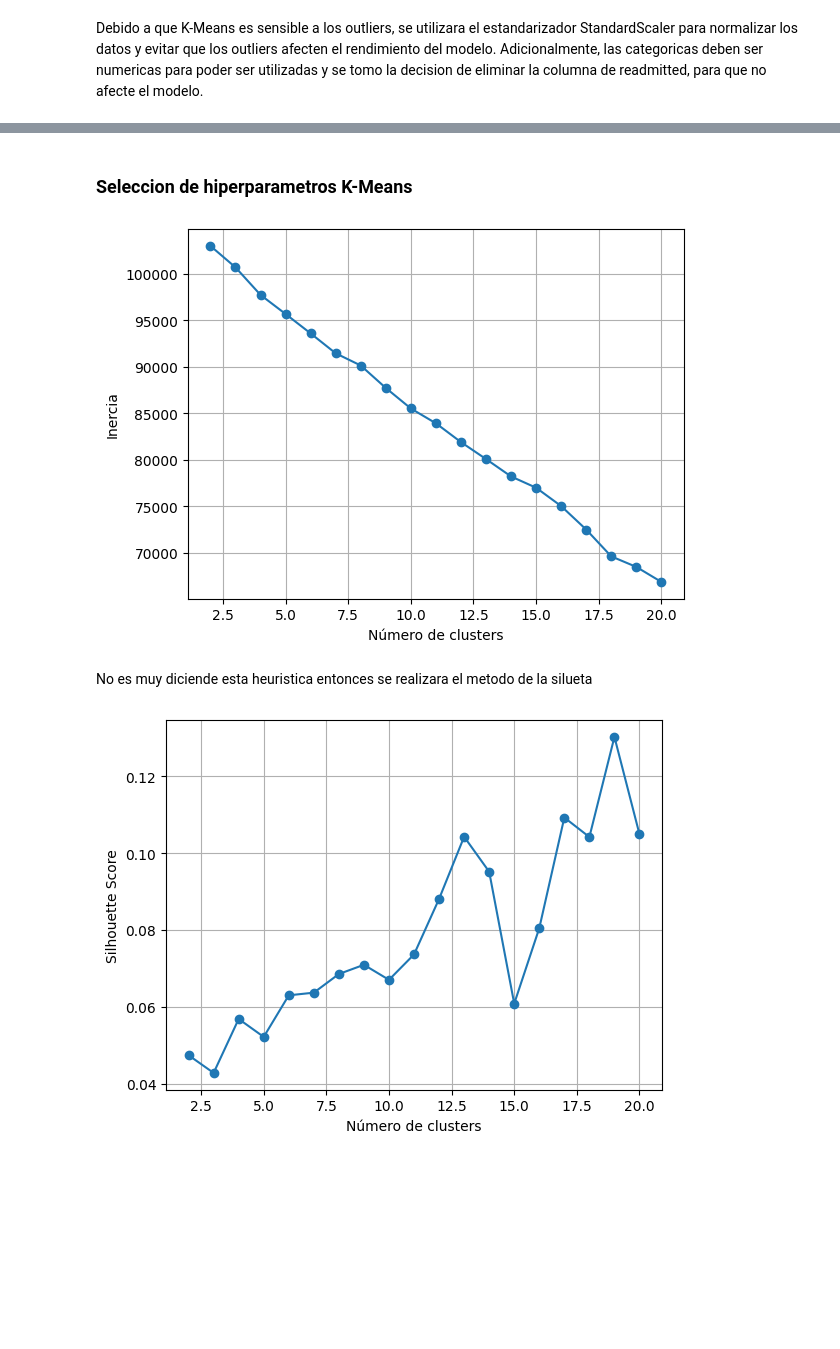
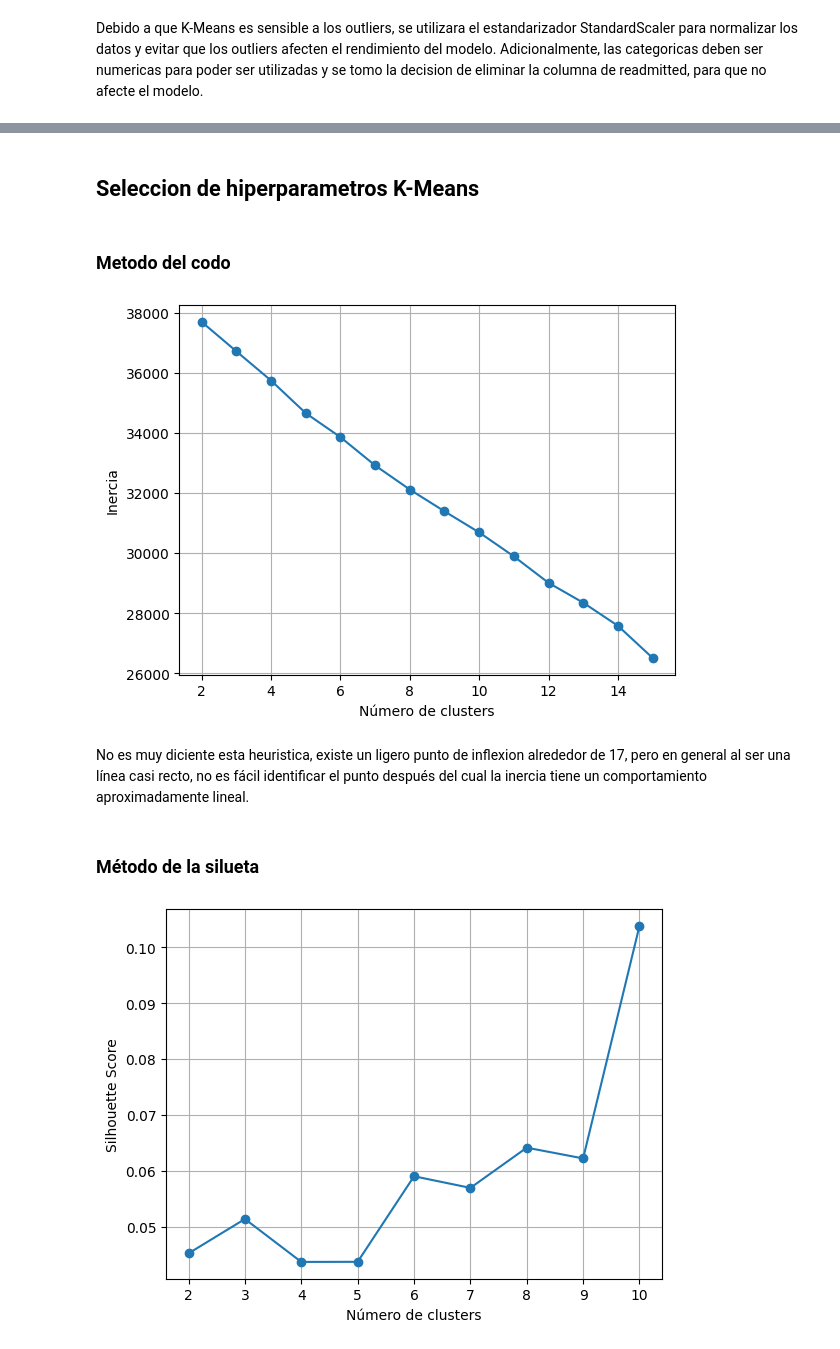
Before and after one commit to NataliaVillegasC/Simulacro-parcial1, a Jupyter notebook: SimulacroNatalia.ipynb, the cells around one changed output, grey strips where cells are left out. Cells and saved outputs as stored; diff of their text form; code cells hidden in the pictures; blank space fills up the shorter version.

```diff
--- a/SimulacroNatalia.ipynb
+++ b/SimulacroNatalia.ipynb
@@ -333,3 +367,7 @@ pd.DataFrame({'Valores de Race': atributosCategoricos.index, 'Conteo': atributos
 | 2 | Other | 97 | 4.911392 |
 | 3 | Hispanic | 36 | 1.822785 |
 | 4 | Asian | 12 | 0.607595 |
+# %%
+df_modified = df_modified.drop(df_modified[df_modified['readmitted'] == 'No'].index)
+df_modified = df_modified.drop(columns=['readmitted'])
+df_modified.head()
@@ -375,5 +416,7 @@ df_scaled.head()
 # %% [markdown]
-### Seleccion de hiperparametros K-Means
+## Seleccion de hiperparametros K-Means
+# %% [markdown]
+### Metodo del codo
 # %%
 def elbow_plot(X, model, k_min=2, k_max=10):
     """
@@ -407,11 +450,13 @@ def elbow_plot(X, model, k_min=2, k_max=10):
     plt.grid()
     plt.show()
 # %%
-elbow_plot(df_scaled, "kmeans", 2, 20)
+elbow_plot(df_scaled, "kmeans", 2, 15)
 # %% [output]
-[figure, old version]
+[figure, new version]
-# %% [markdown]
-No es muy diciende esta heuristica entonces se realizara el metodo de la silueta
+# %% [markdown]
+No es muy diciente esta heuristica, existe un ligero punto de inflexion alrededor de 17, pero en general al ser una línea casi recto, no es fácil identificar el punto después del cual la inercia tiene un comportamiento aproximadamente lineal.
+# %% [markdown]
+### Método de la silueta
 # %%
 def silhouette_plot(X, model, k_min=2, k_max=5):
     """
@@ -446,6 +491,6 @@ def silhouette_plot(X, model, k_min=2, k_max=5):
     plt.grid()
     plt.show()
 # %%
-silhouette_plot(df_scaled, "kmeans", 2, 20)
+silhouette_plot(df_scaled, "kmeans", 2, 10)
 # %% [output]
-[figure, old version]
+[figure, new version]
```
Also changed, not shown: parts of 29 cells of this notebook, 1 other file.
